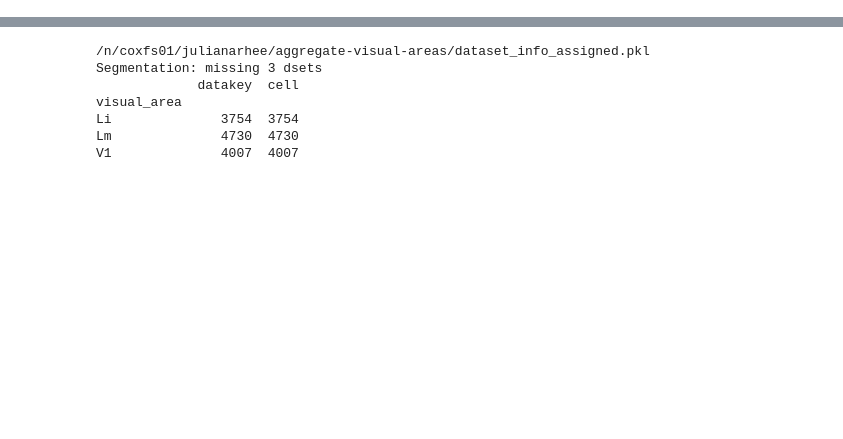
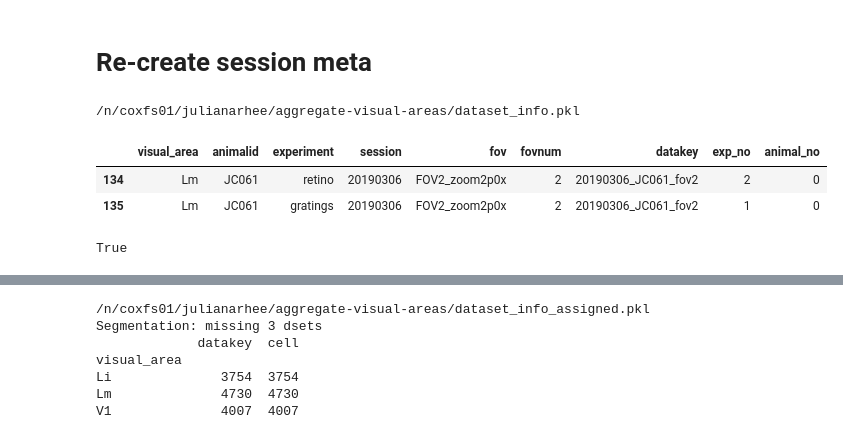
Before and after one commit to julianarhee/rat-2p-area-characterizations, a Jupyter notebook: analyze2p/aggregate/dataset_stats.ipynb, the cells around one changed output, grey strips where cells are left out. Cells and saved outputs as stored; diff of their text form; code cells hidden in the pictures; blank space fills up the shorter version.

```diff
--- a/analyze2p/aggregate/dataset_stats.ipynb
+++ b/analyze2p/aggregate/dataset_stats.ipynb
@@ -49,0 +151,16 @@ importlib.reload(aggr)
+# %% [markdown]
+# Re-create session meta
+# %%
+sessiondata = get_dataset_info( create_new=True, state='awake')
+# %% [output]
+/n/coxfs01/julianarhee/aggregate-visual-areas/dataset_info.pkl
+# %%
+sessiondata[(sessiondata.datakey=='20190306_JC061_fov2')]
+# %% [output]
+|  | visual_area | animalid | experiment | session | fov | fovnum | datakey | exp_no | animal_no |
+| 134 | Lm | JC061 | retino | 20190306 | FOV2_zoom2p0x | 2 | 20190306_JC061_fov2 | 2 | 0 |
+| 135 | Lm | JC061 | gratings | 20190306 | FOV2_zoom2p0x | 2 | 20190306_JC061_fov2 | 1 | 0 |
+# %%
+'20190306_JC061_fov2' in sessiondata['datakey'].values
+# %% [output]
+True
```
Also changed, not shown: parts of 31 cells of this notebook, 11 other files.
